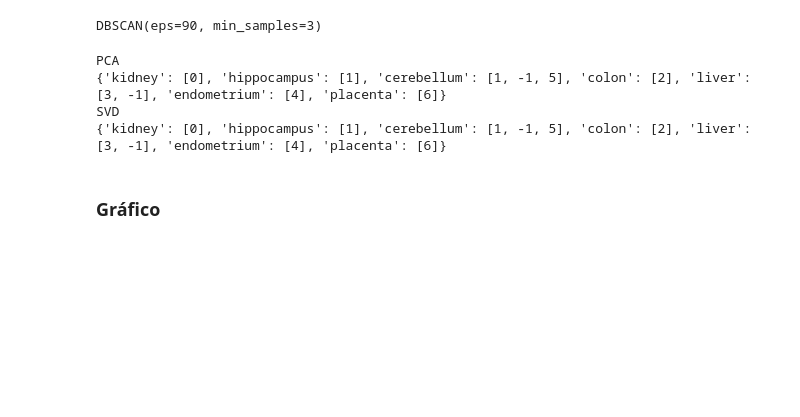
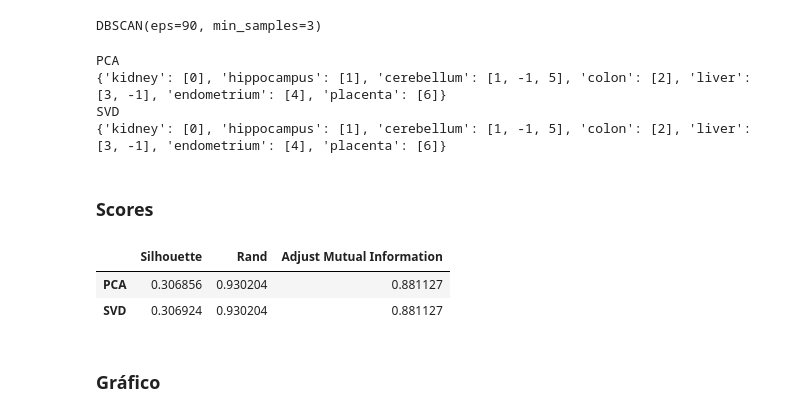
Before and after one commit to Andres20-Utec/Proyecto-3, a Jupyter notebook: proyecto3.ipynb, the cells around one changed output. Saved outputs shown, nothing was run; the diff lists cells and outputs as text; code cells hidden in the pictures; blank space fills up the shorter version.

```diff
--- a/proyecto3.ipynb
+++ b/proyecto3.ipynb
@@ -280,6 +314,15 @@ PCA
 {'kidney': [0], 'hippocampus': [1], 'cerebellum': [1, -1, 5], 'colon': [2], 'liver': [3, -1], 'endometrium': [4], 'placenta': [6]}
 SVD
 {'kidney': [0], 'hippocampus': [1], 'cerebellum': [1, -1, 5], 'colon': [2], 'liver': [3, -1], 'endometrium': [4], 'placenta': [6]}
+# %% [markdown]
+### Scores
+# %%
+df = getScores(labels_true, prediction_pca, prediction_svd, X_pca, X_svd)
+df
+# %% [output]
+|  | Silhouette | Rand | Adjust Mutual Information |
+| PCA | 0.306856 | 0.930204 | 0.881127 |
+| SVD | 0.306924 | 0.930204 | 0.881127 |
 # %% [markdown]
 ### Gráfico
 # %%
```
Also changed, not shown: parts of 24 cells of this notebook.
